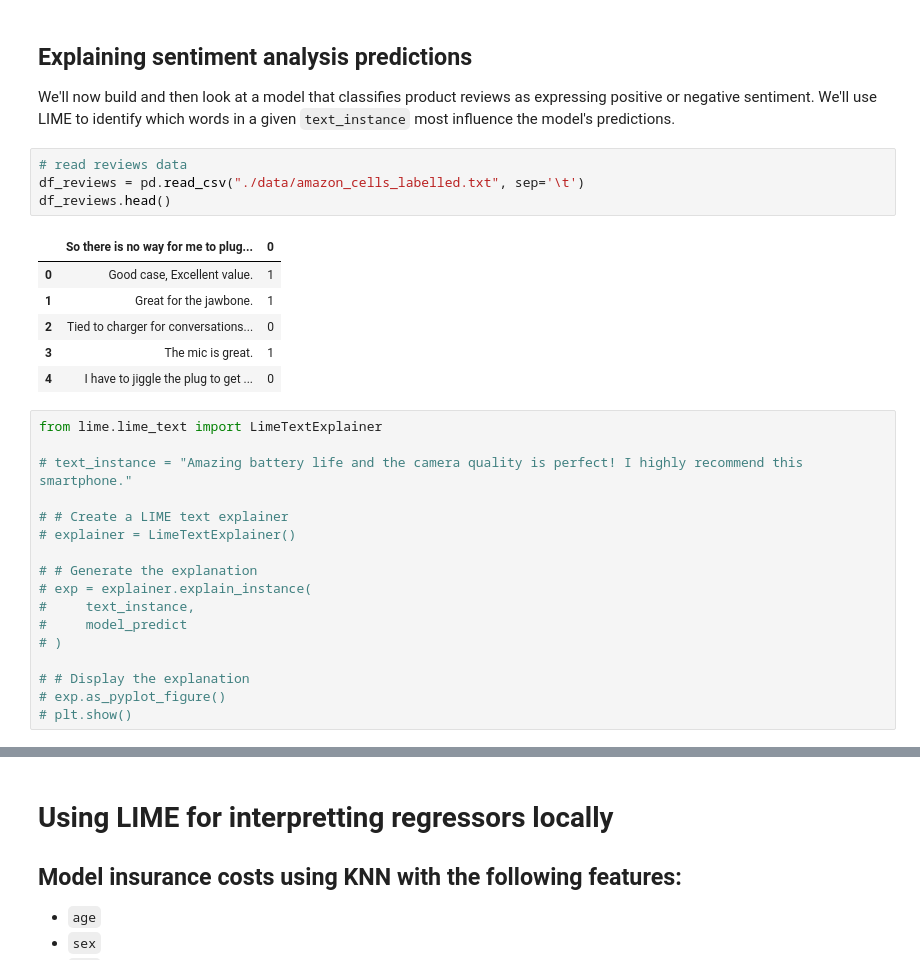
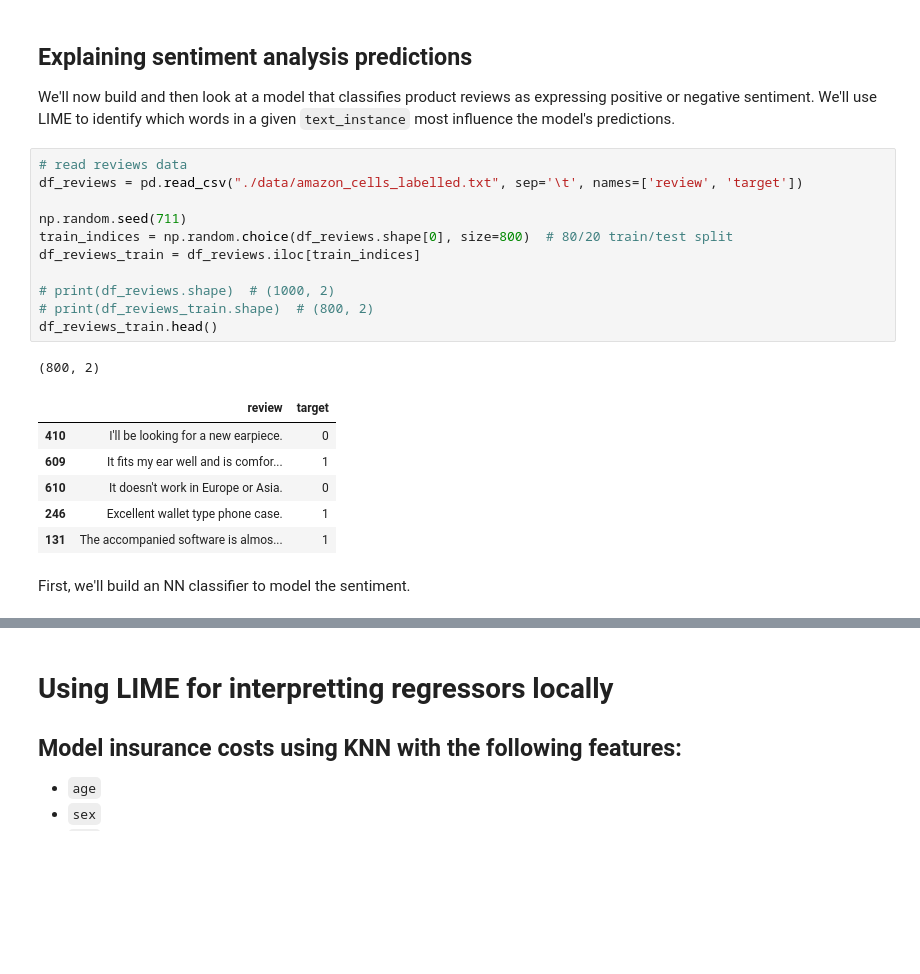
Before and after one commit to MichaelSzczepaniak/MLAIProjects, a Jupyter notebook: ExplainableML/ExplainableML.ipynb, the cells around one changed output, grey strips where cells are left out. Drawn from its saved outputs; the diff is of its cells as text; blank space fills up the shorter version.

```diff
--- a/ExplainableML/ExplainableML.ipynb
+++ b/ExplainableML/ExplainableML.ipynb
@@ -934,29 +934,22 @@ plt.show()
 We'll now build and then look at a model that classifies product reviews as expressing positive or negative sentiment. We'll use LIME to identify which words in a given `text_instance` most influence the model's predictions.
 # %%
 # read reviews data
-df_reviews = pd.read_csv("./data/amazon_cells_labelled.txt", sep='\t')
-df_reviews.head()
+df_reviews = pd.read_csv("./data/amazon_cells_labelled.txt", sep='\t', names=['review', 'target'])
+
+np.random.seed(711)
+train_indices = np.random.choice(df_reviews.shape[0], size=800)  # 80/20 train/test split
+df_reviews_train = df_reviews.iloc[train_indices]
+
+# print(df_reviews.shape)  # (1000, 2)
+# print(df_reviews_train.shape)  # (800, 2)
+df_reviews_train.head()
 # %% [output]
+(800, 2)
-|  | So there is no way for me to plug... | 0 |
-| 0 | Good case, Excellent value. | 1 |
-| 1 | Great for the jawbone. | 1 |
-| 2 | Tied to charger for conversations... | 0 |
-| 3 | The mic is great. | 1 |
-| 4 | I have to jiggle the plug to get ... | 0 |
+|  | review | target |
+| 410 | I'll be looking for a new earpiece. | 0 |
+| 609 | It fits my ear well and is comfor... | 1 |
+| 610 | It doesn't work in Europe or Asia. | 0 |
+| 246 | Excellent wallet type phone case. | 1 |
+| 131 | The accompanied software is almos... | 1 |
-# %%
-from lime.lime_text import LimeTextExplainer
-
-# text_instance = "Amazing battery life and the camera quality is perfect! I highly recommend this smartphone."
-
-# # Create a LIME text explainer
-# explainer = LimeTextExplainer()
-
-# # Generate the explanation
-# exp = explainer.explain_instance(
-#     text_instance,
-#     model_predict
-# )
-
-# # Display the explanation
-# exp.as_pyplot_figure()
-# plt.show()
+# %% [markdown]
+First, we'll build an NN classifier to model the sentiment.
```
Also changed, not shown: parts of 12 cells of this notebook.
